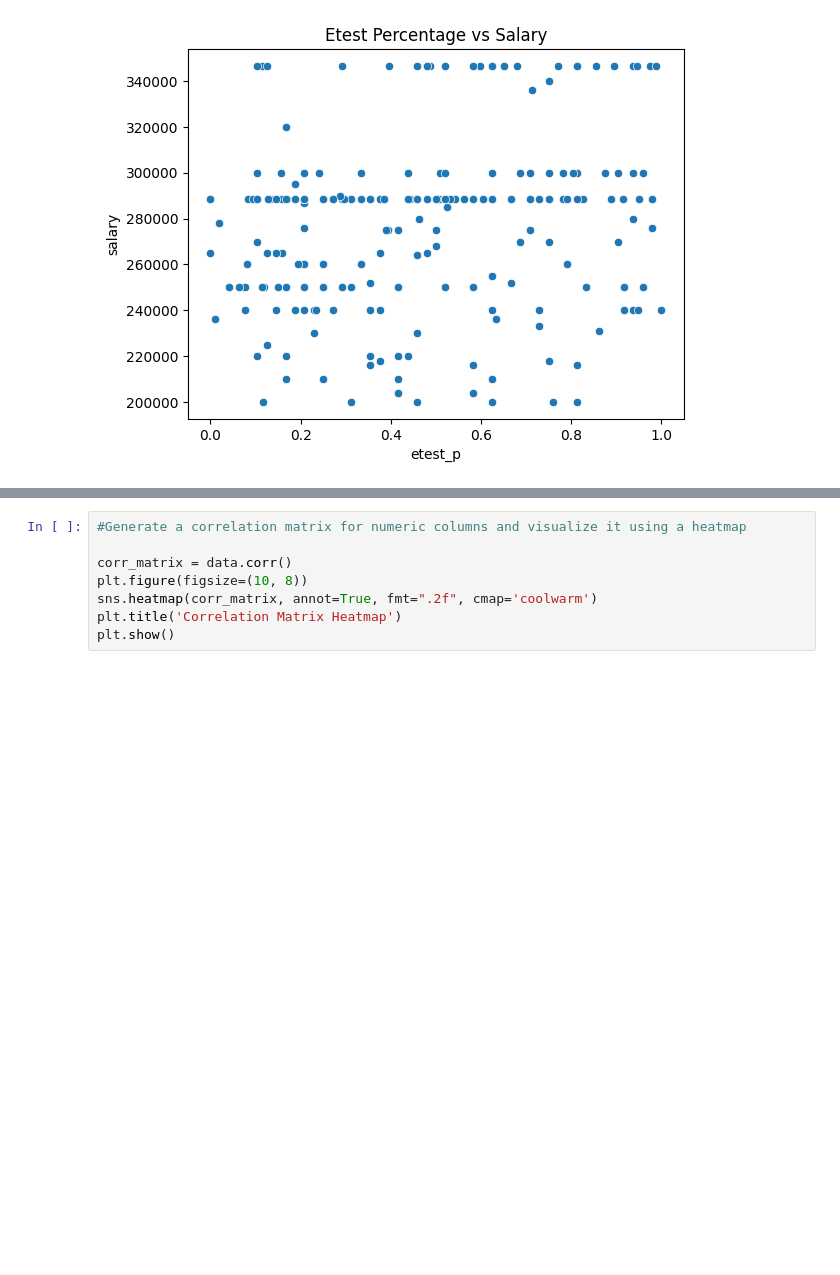
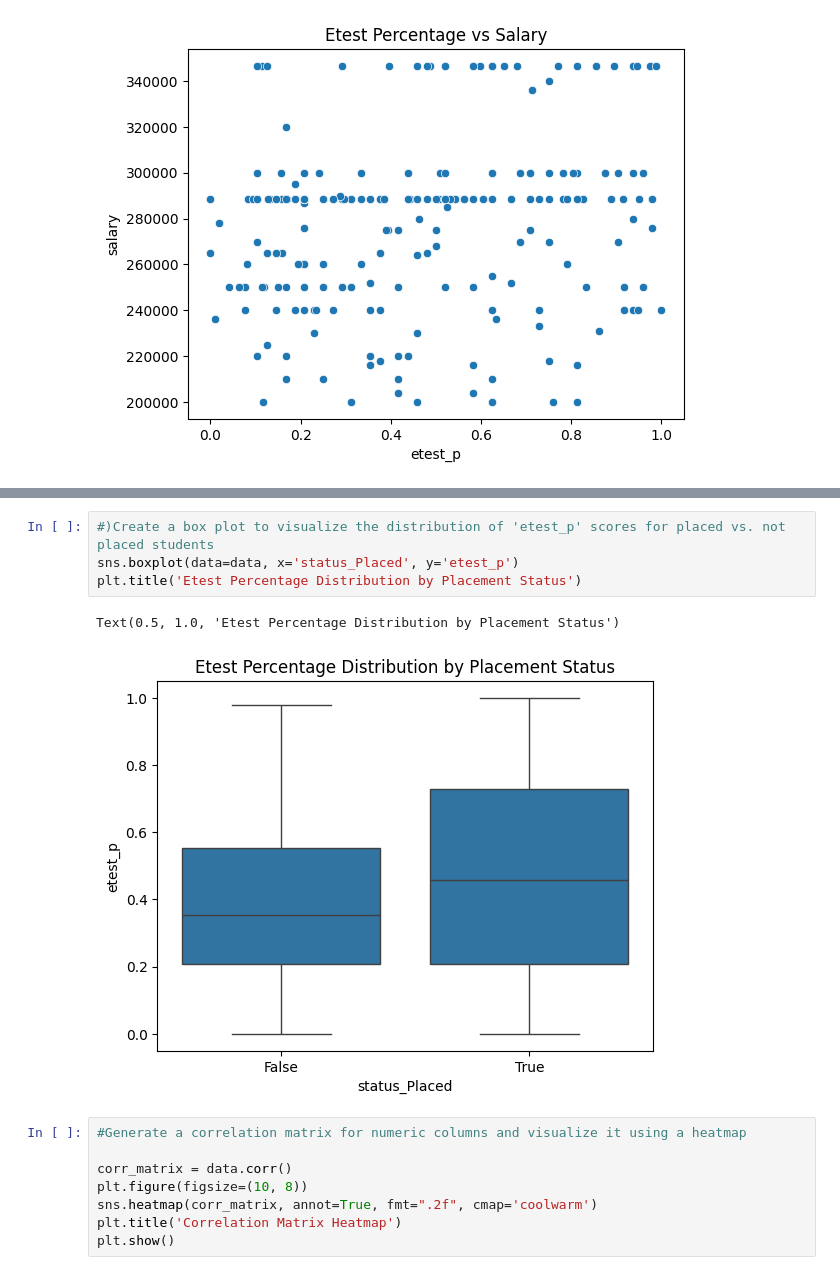
Before and after one commit to Pranav-Marwaha-73/O7-test, a Jupyter notebook: Data.ipynb, the cells around one changed output, grey strips where cells are left out. Drawn from its saved outputs; the diff is of its cells as text; blank space fills up the shorter version.

```diff
--- a/Data.ipynb
+++ b/Data.ipynb
@@ -326,3 +333,10 @@ Text(0.5, 1.0, 'Etest Percentage vs Salary')
+# %%
+#)Create a box plot to visualize the distribution of 'etest_p' scores for placed vs. not placed students
+sns.boxplot(data=data, x='status_Placed', y='etest_p')
+plt.title('Etest Percentage Distribution by Placement Status')
+# %% [output]
+Text(0.5, 1.0, 'Etest Percentage Distribution by Placement Status')
+[figure, added]
 # %%
 #Generate a correlation matrix for numeric columns and visualize it using a heatmap
 
```
Also changed, not shown: parts of 1 cell of this notebook.
